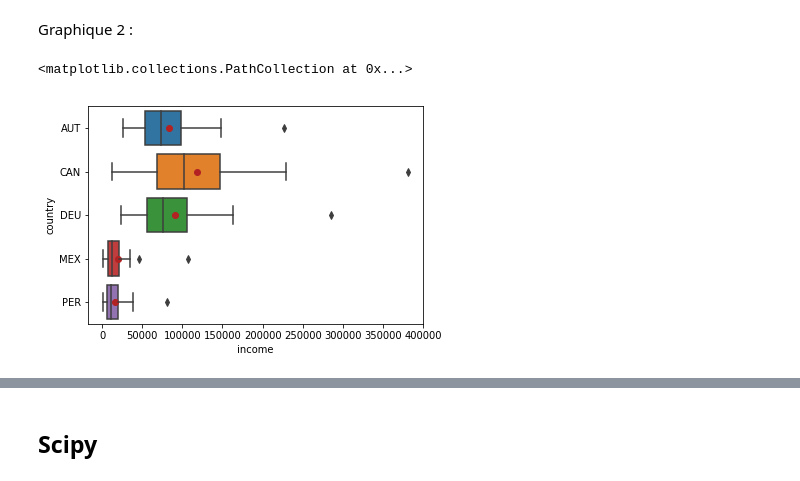
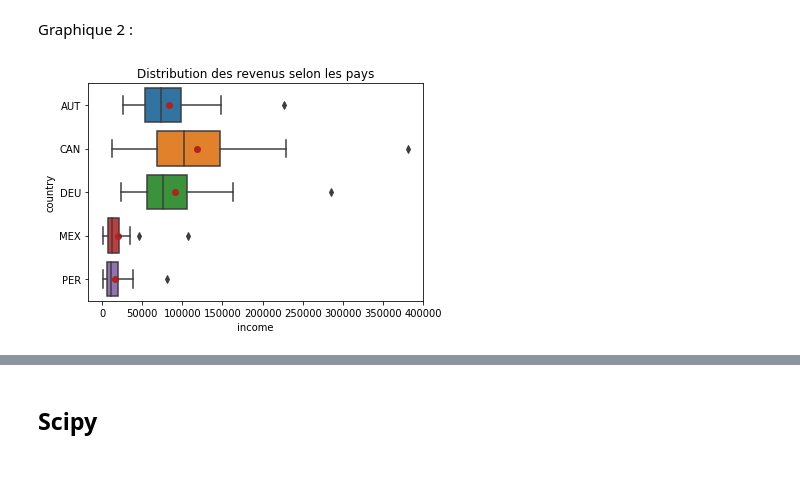
Before and after one commit to Silvock/project_7_income_predict, a Jupyter notebook: notebook/Exercice.ipynb, the cells around one changed output, grey strips where cells are left out. Saved outputs shown, nothing was run; the diff lists cells and outputs as text; code cells hidden in the pictures.

Commit message:
Presentation faite

```diff
--- a/notebook/Exercice.ipynb
+++ b/notebook/Exercice.ipynb
@@ -1190,11 +1183,13 @@ Graphique 2 :
 # %%
 moyennes = donnees_20_qtiles.groupby(X).mean().reset_index()
 # %%
+fig = plt.figure()
 sns.boxplot(y=X,x=Y,data=donnees_20_qtiles,order=moyennes[X])
 plt.scatter(y=moyennes[X],x=moyennes[Y].values,color='firebrick')
+plt.title('Distribution des revenus selon les pays')
+fig.savefig('../presentation/images/anova_pays_income')
 # %% [output]
-<matplotlib.collections.PathCollection at 0x...>
-[figure, old version]
+[figure, new version]
 # %%
 calc_anova(X,Y,donnees_20_qtiles)
 # %% [output]
```
Also changed, not shown: parts of 34 cells of this notebook, 40 other files.
